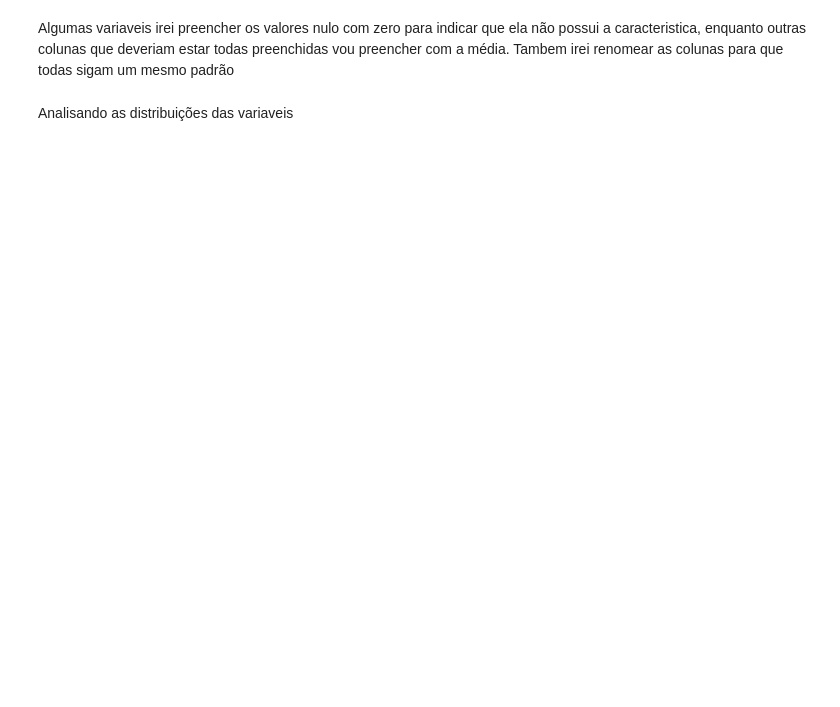
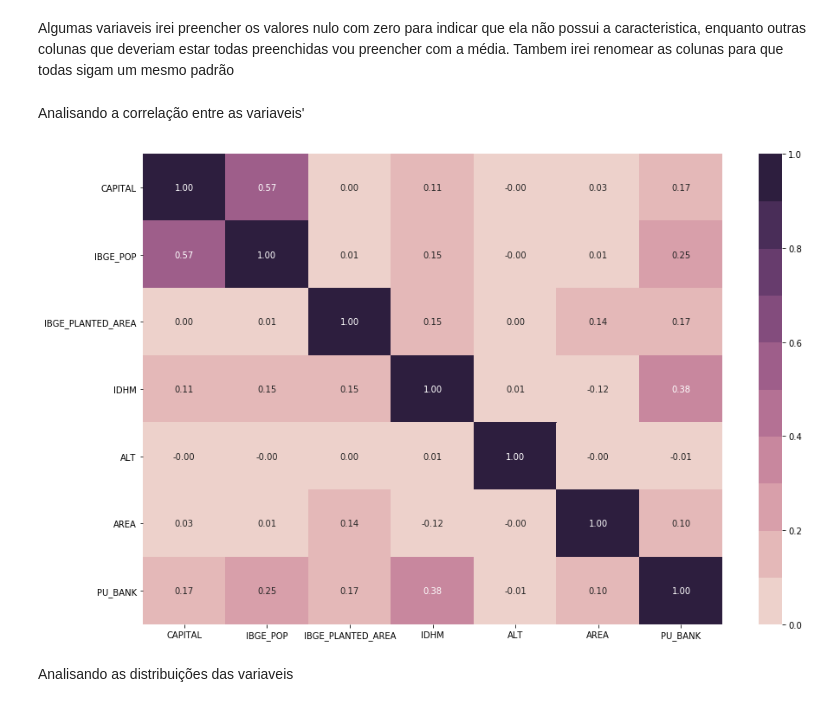
Before and after one commit to natansilva/clusterizacao, a Jupyter notebook: preparacao_dos_dados.ipynb, the cells around one changed output. Saved outputs shown, nothing was run; the diff lists cells and outputs as text; code cells hidden in the pictures; blank space fills up the shorter version.

```diff
--- a/preparacao_dos_dados.ipynb
+++ b/preparacao_dos_dados.ipynb
@@ -81,3 +67,11 @@ colunas = [
+# %% [markdown]
+Analisando a correlação entre as variaveis'
+# %%
+plt.figure(figsize=[15, 10])
+sns.heatmap(base[colunas].corr(), annot=True, fmt='.2f', vmax=1, vmin=0, cmap=sns.cubehelix_palette(10))
+plt.show()
+# %% [output]
+[figure, added]
 # %% [markdown]
 Analisando as distribuições das variaveis
 # %%
```
Also changed, not shown: parts of 6 cells of this notebook.
